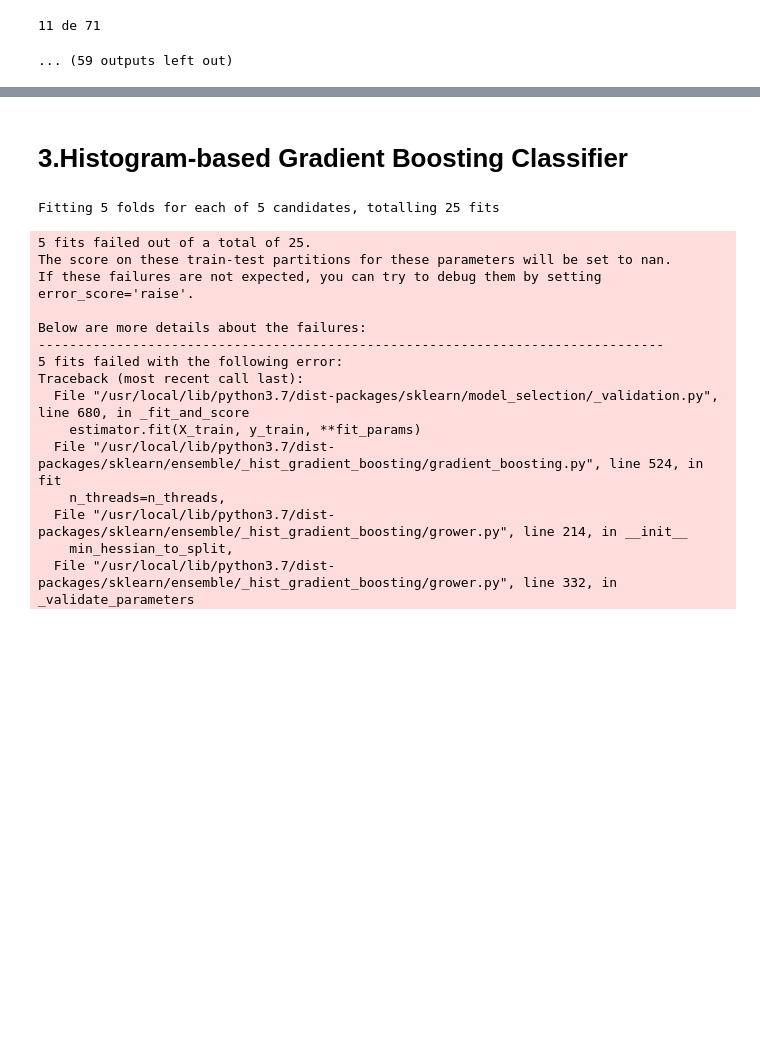
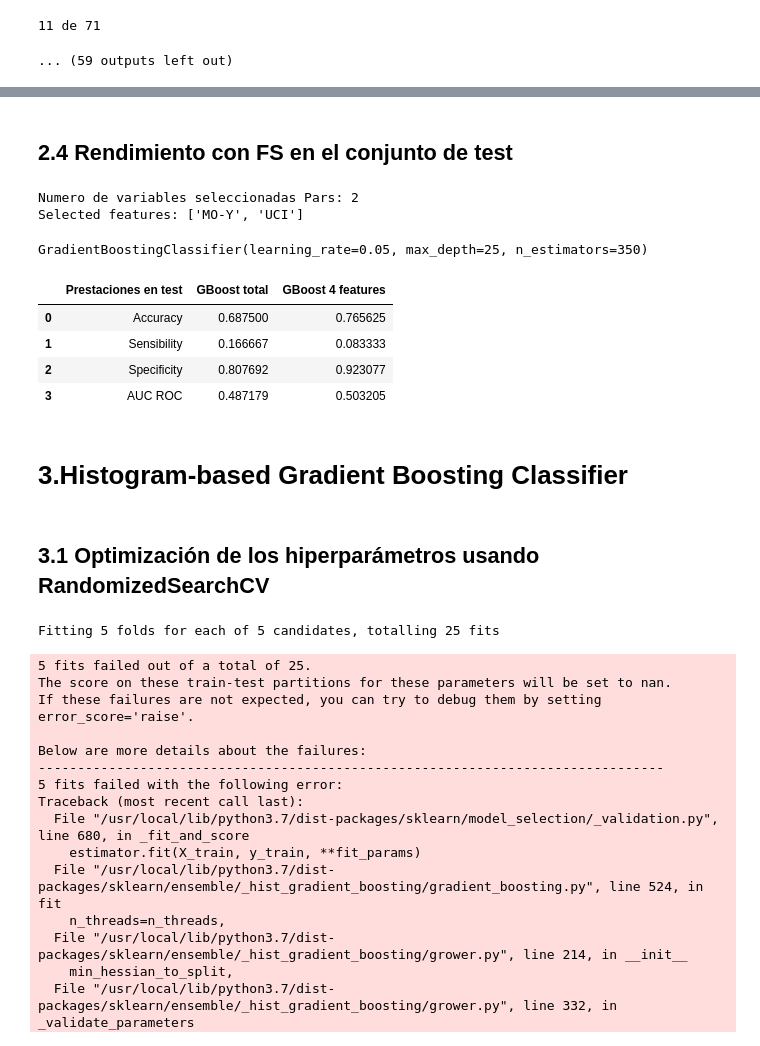
Before and after one commit to jorgealarconlucas/TFG, a Jupyter notebook: Modelos_de_machine_learning.ipynb, the cells around one changed output, grey strips where cells are left out. Cells and saved outputs as stored; diff of their text form; code cells hidden in the pictures; blank space fills up the shorter version.

```diff
--- a/Modelos_de_machine_learning.ipynb
+++ b/Modelos_de_machine_learning.ipynb
@@ -467,8 +474,66 @@ Text(0, 0.5, 'Accuracy')
+# %% [markdown]
+## 2.4 Rendimiento con FS en el conjunto de test
+# %%
+def rf_feat_importance(m, df):
+    return pd.DataFrame({'cols':df.columns, 'imp':m.feature_importances_}
+                       ).sort_values('imp', ascending=False)
+
+#convert into a dataframe with sorted feature importances
+fi = rf_feat_importance(gb_model,x_train_1)
+
+#select the features
+selected_features_RF = fi[:len(fi)-69]['cols'].to_list()
+print("Numero de variables seleccionadas Pars:",len(selected_features_RF))
+print("Selected features:",selected_features_RF)
+
+
+X_train_FT_gb = x_train_1[selected_features_RF]
+X_test_FT_gb = x_test[selected_features_RF]
+# %% [output]
+Numero de variables seleccionadas Pars: 2
+Selected features: ['MO-Y', 'UCI']
+# %%
+gb_FS = GradientBoostingClassifier(learning_rate=0.05, max_depth=25, n_estimators=350)
+gb_FS.fit(X_train_FT_gb, y_train_1)
+# %% [output]
+GradientBoostingClassifier(learning_rate=0.05, max_depth=25, n_estimators=350)
+# %%
+from sklearn.metrics import roc_auc_score
+
+#Todas las características
+y_pred_tot = gb_model.predict(x_test)
+acc_tot = accuracy_score(y_test, y_pred_tot)
+sensibilidad_tot = recall_score(y_test, y_pred_tot)
+#precision_tot=precision_score(y_test, y_pred_tot)
+specificity_tot = confusion_matrix(y_test, y_pred_tot)[0][0]/(confusion_matrix(y_test, y_pred_tot)[0][0]+confusion_matrix(y_test, y_pred_tot)[0][1])
+auc_tot = roc_auc_score(y_test, y_pred_tot)
+
+
+#2 características
+y_pred_2 = gb_FS.predict(X_test_FT_gb)
+acc_2 = accuracy_score(y_test, y_pred_2)
+sensibilidad_2 = recall_score(y_test, y_pred_2)
+#precision_2 = precision_score(y_test, y_pred_2)
+specificity_2 = confusion_matrix(y_test, y_pred_2)[0][0]/(confusion_matrix(y_test, y_pred_2)[0][0]+confusion_matrix(y_test, y_pred_2)[0][1])
+auc_2 = roc_auc_score(y_test, y_pred_2)
+
+Tabla_gb = pd.DataFrame({"Prestaciones en test":["Accuracy","Sensibility",'Specificity',"AUC ROC"],
+                         "GBoost total" : [acc_tot, sensibilidad_tot, specificity_tot, auc_tot],
+                      "GBoost 4 features " : [acc_2, sensibilidad_2, specificity_2, auc_2]})
+Tabla_gb
+# %% [output]
+|  | Prestaciones en test | GBoost total | GBoost 4 features |
+| 0 | Accuracy | 0.687500 | 0.765625 |
+| 1 | Sensibility | 0.166667 | 0.083333 |
+| 2 | Specificity | 0.807692 | 0.923077 |
+| 3 | AUC ROC | 0.487179 | 0.503205 |
 # %% [markdown]
 # 3.Histogram-based Gradient Boosting Classifier
 # %%
 from sklearn.ensemble import HistGradientBoostingClassifier
 from sklearn.datasets import load_iris
+# %% [markdown]
+## 3.1 Optimización de los hiperparámetros usando RandomizedSearchCV
 # %%
 #Indico que el clasificador que voy a utlizar es XGBosst
 
```
Also changed, not shown: parts of 15 cells of this notebook.
